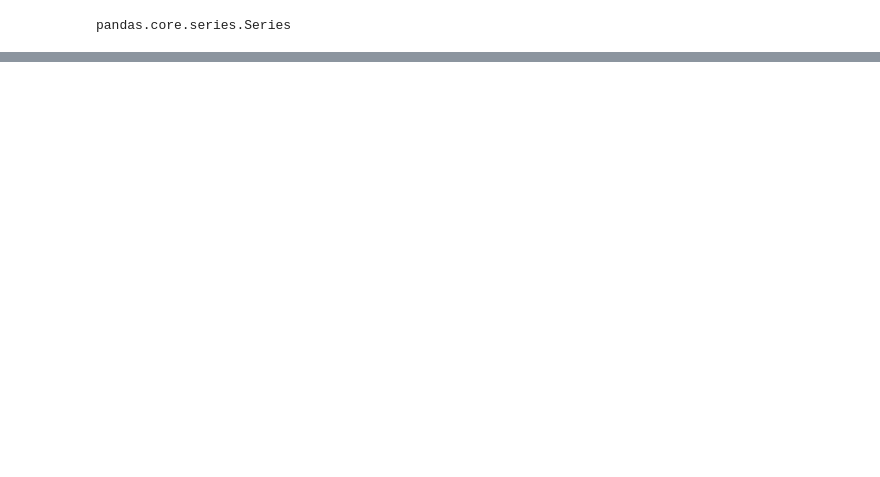
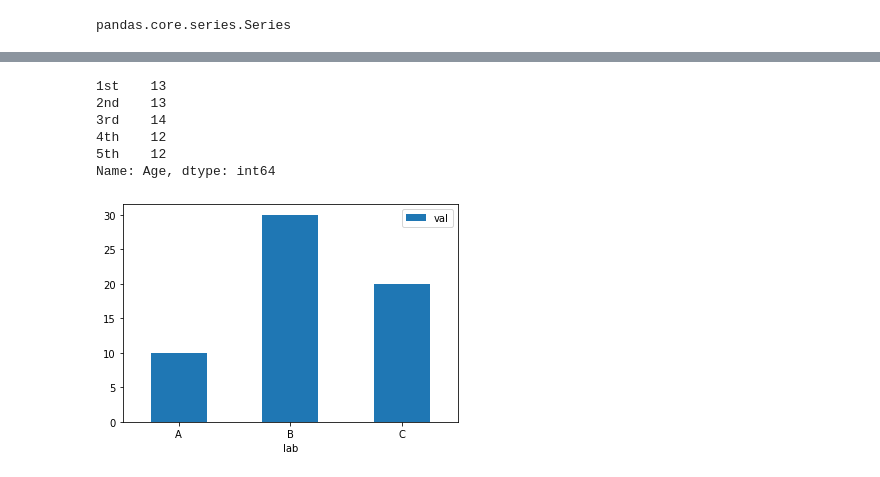
Before and after one commit to User-zwj/Pandas-Practice, a Jupyter notebook: Pandas Exercise.ipynb, the cells around one changed output, grey strips where cells are left out. Saved outputs shown, nothing was run; the diff lists cells and outputs as text; code cells hidden in the pictures; blank space fills up the shorter version.

```diff
--- a/Pandas Exercise.ipynb
+++ b/Pandas Exercise.ipynb
@@ -312,0 +638,14 @@ pandas.core.series.Series
+# %%
+df['Age'].iloc[0:5]
+# %% [output]
+1st    13
+2nd    13
+3rd    14
+4th    12
+5th    12
+Name: Age, dtype: int64
+# %%
+df5 = pd.DataFrame({'lab':['A', 'B', 'C'], 'val':[10, 30, 20]})
+ax = df.plot.bar(x='lab', y='val', rot=0)
+# %% [output]
+[figure, added]
```
Also changed, not shown: parts of 58 cells of this notebook.
